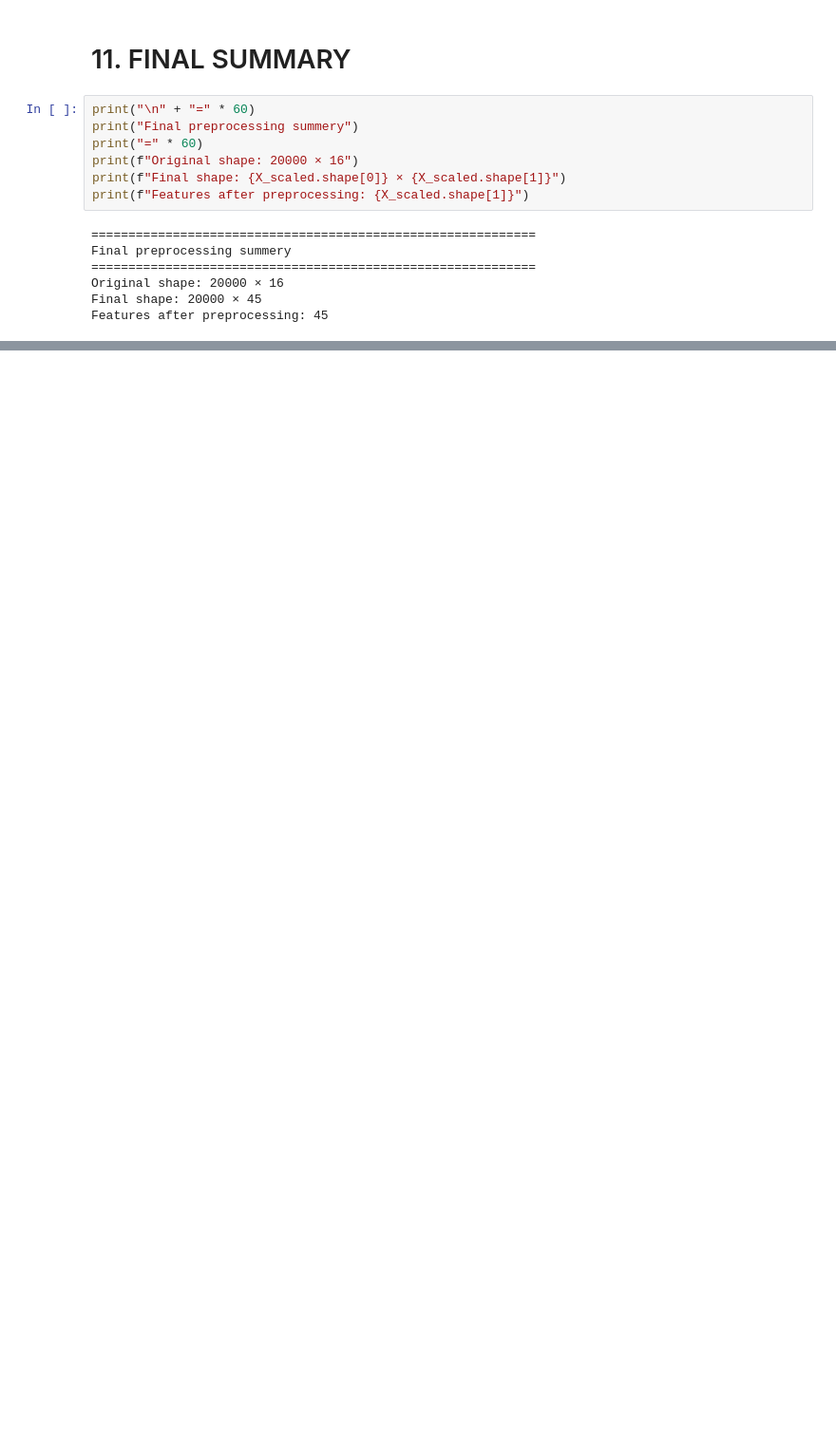
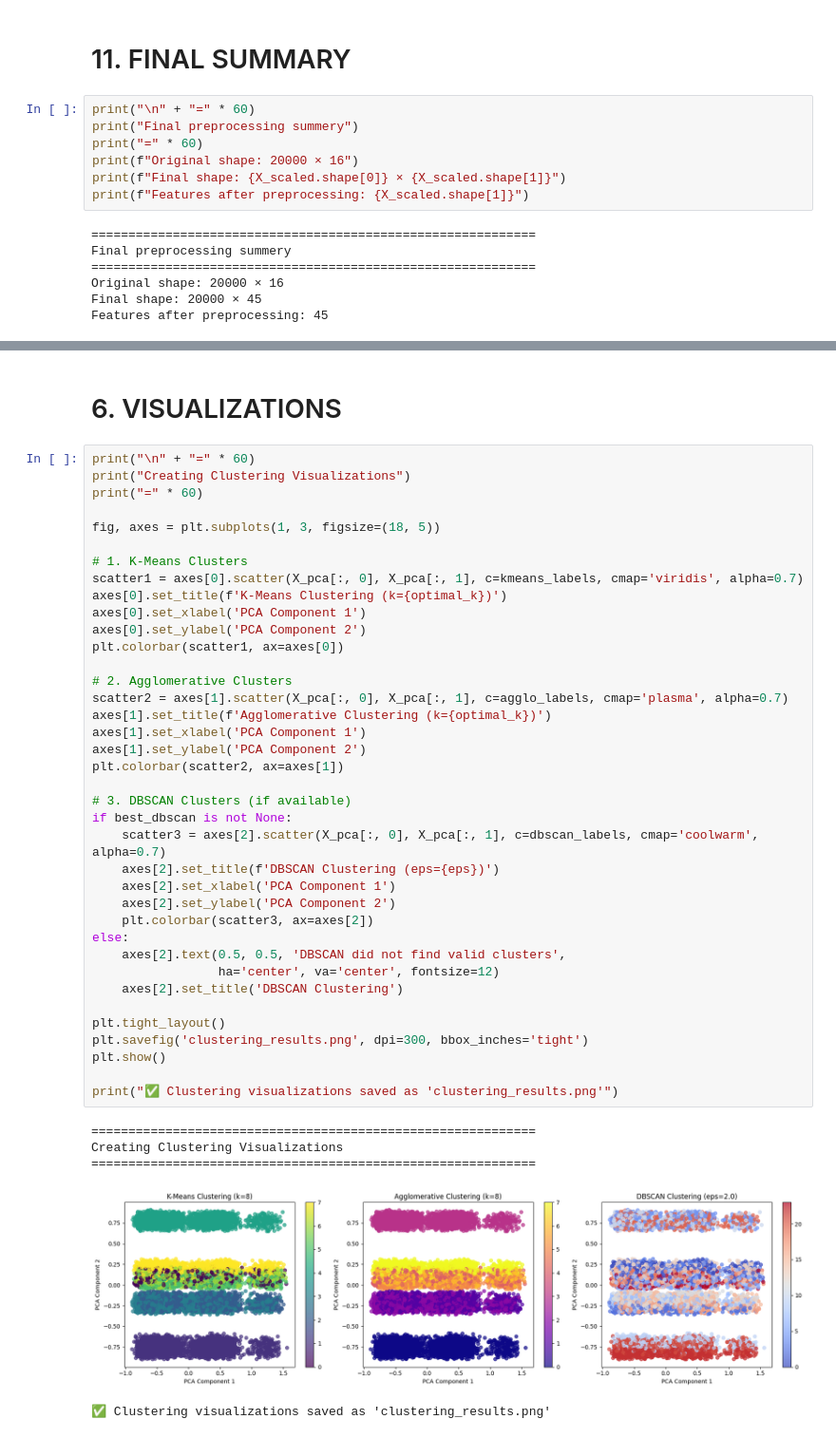
Before and after one commit to mahdidnp/University-activities-, a Jupyter notebook: data minning/ai-impact-on-jobs-and-layoff-risks.ipynb, the cells around one changed output, grey strips where cells are left out. Shown at 95% size. Saved outputs shown, nothing was run; the diff lists cells and outputs as text; blank space fills up the shorter version.

```diff
--- a/data minning/ai-impact-on-jobs-and-layoff-risks.ipynb
+++ b/data minning/ai-impact-on-jobs-and-layoff-risks.ipynb
@@ -350,0 +1152,46 @@ Features after preprocessing: 45
+# %% [markdown]
+# 6. VISUALIZATIONS
+# %%
+print("\n" + "=" * 60)
+print("Creating Clustering Visualizations")
+print("=" * 60)
+
+fig, axes = plt.subplots(1, 3, figsize=(18, 5))
+
+# 1. K-Means Clusters
+scatter1 = axes[0].scatter(X_pca[:, 0], X_pca[:, 1], c=kmeans_labels, cmap='viridis', alpha=0.7)
+axes[0].set_title(f'K-Means Clustering (k={optimal_k})')
+axes[0].set_xlabel('PCA Component 1')
+axes[0].set_ylabel('PCA Component 2')
+plt.colorbar(scatter1, ax=axes[0])
+
+# 2. Agglomerative Clusters
+scatter2 = axes[1].scatter(X_pca[:, 0], X_pca[:, 1], c=agglo_labels, cmap='plasma', alpha=0.7)
+axes[1].set_title(f'Agglomerative Clustering (k={optimal_k})')
+axes[1].set_xlabel('PCA Component 1')
+axes[1].set_ylabel('PCA Component 2')
+plt.colorbar(scatter2, ax=axes[1])
+
+# 3. DBSCAN Clusters (if available)
+if best_dbscan is not None:
+    scatter3 = axes[2].scatter(X_pca[:, 0], X_pca[:, 1], c=dbscan_labels, cmap='coolwarm', alpha=0.7)
+    axes[2].set_title(f'DBSCAN Clustering (eps={eps})')
+    axes[2].set_xlabel('PCA Component 1')
+    axes[2].set_ylabel('PCA Component 2')
+    plt.colorbar(scatter3, ax=axes[2])
+else:
+    axes[2].text(0.5, 0.5, 'DBSCAN did not find valid clusters',
+                 ha='center', va='center', fontsize=12)
+    axes[2].set_title('DBSCAN Clustering')
+
+plt.tight_layout()
+plt.savefig('clustering_results.png', dpi=300, bbox_inches='tight')
+plt.show()
+
+print("✅ Clustering visualizations saved as 'clustering_results.png'")
+# %% [output]
+============================================================
+Creating Clustering Visualizations
+============================================================
+[figure, added]
+✅ Clustering visualizations saved as 'clustering_results.png'
```
Also changed, not shown: parts of 55 cells of this notebook.
